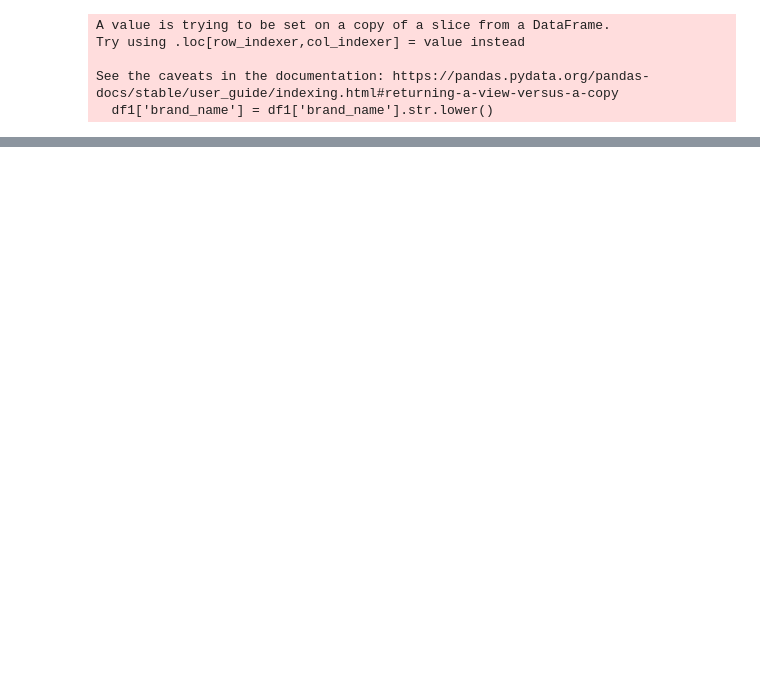
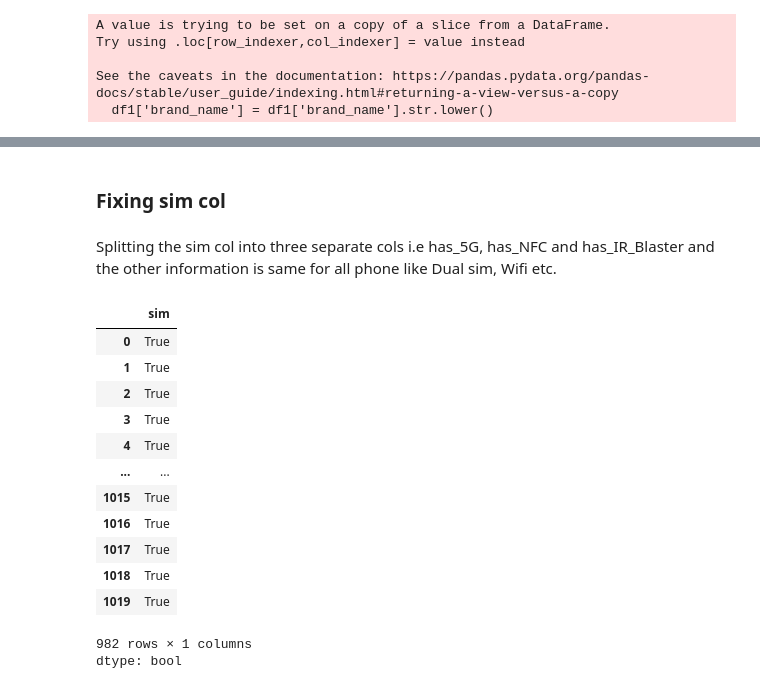
Before and after one commit to Muhammad-Waleed-Source/Data-Analysis-Process, a Jupyter notebook: Data Cleaning/1-Data-Cleaning.ipynb, the cells around one changed output, grey strips where cells are left out. Drawn from its saved outputs; the diff is of its cells as text; code cells hidden in the pictures; blank space fills up the shorter version.

```diff
--- a/Data Cleaning/1-Data-Cleaning.ipynb
+++ b/Data Cleaning/1-Data-Cleaning.ipynb
@@ -976,3 +976,25 @@ df1.head()
 | 2 | 4 | samsung | Samsung Galaxy A14 5G | 16499 | 75.0 | Dual Sim, 3G, 4G, 5G, VoLTE, Wi-Fi | Exynos 1330, Octa Core, 2.4 GHz P... | 4 GB RAM, 64 GB inbuilt | 5000 mAh Battery with 15W Fast Ch... | 6.6 inches, 1080 x 2408 px, 90 Hz... | ... |
 | 3 | 5 | motorola | Motorola Moto G62 5G | 14999 | 81.0 | Dual Sim, 3G, 4G, 5G, VoLTE, Wi-Fi | Snapdragon 695, Octa Core, 2.2 GH... | 6 GB RAM, 128 GB inbuilt | 5000 mAh Battery with Fast Charging | 6.55 inches, 1080 x 2400 px, 120 ... | ... |
 | 4 | 6 | realme | Realme 10 Pro Plus | 24999 | 82.0 | Dual Sim, 3G, 4G, 5G, VoLTE, Wi-Fi | Dimensity 1080, Octa Core, 2.6 GH... | 6 GB RAM, 128 GB inbuilt | 5000 mAh Battery with 67W Fast Ch... | 6.7 inches, 1080 x 2412 px, 120 H... | ... |
+# %% [markdown]
+### Fixing sim col
+# %% [markdown]
+Splitting the sim col into three separate cols i.e has_5G, has_NFC and has_IR_Blaster and the other information is same for all phone like Dual sim, Wifi etc.
+# %%
+has_5g = df1['sim'].str.contains('5G')
+has_5g
+# %% [output]
+|  | sim |
+| 0 | True |
+| 1 | True |
+| 2 | True |
+| 3 | True |
+| 4 | True |
+| ... | ... |
+| 1015 | True |
+| 1016 | True |
+| 1017 | True |
+| 1018 | True |
+| 1019 | True |
+982 rows × 1 columns
+dtype: bool
```
Also changed, not shown: parts of 4 cells of this notebook.
